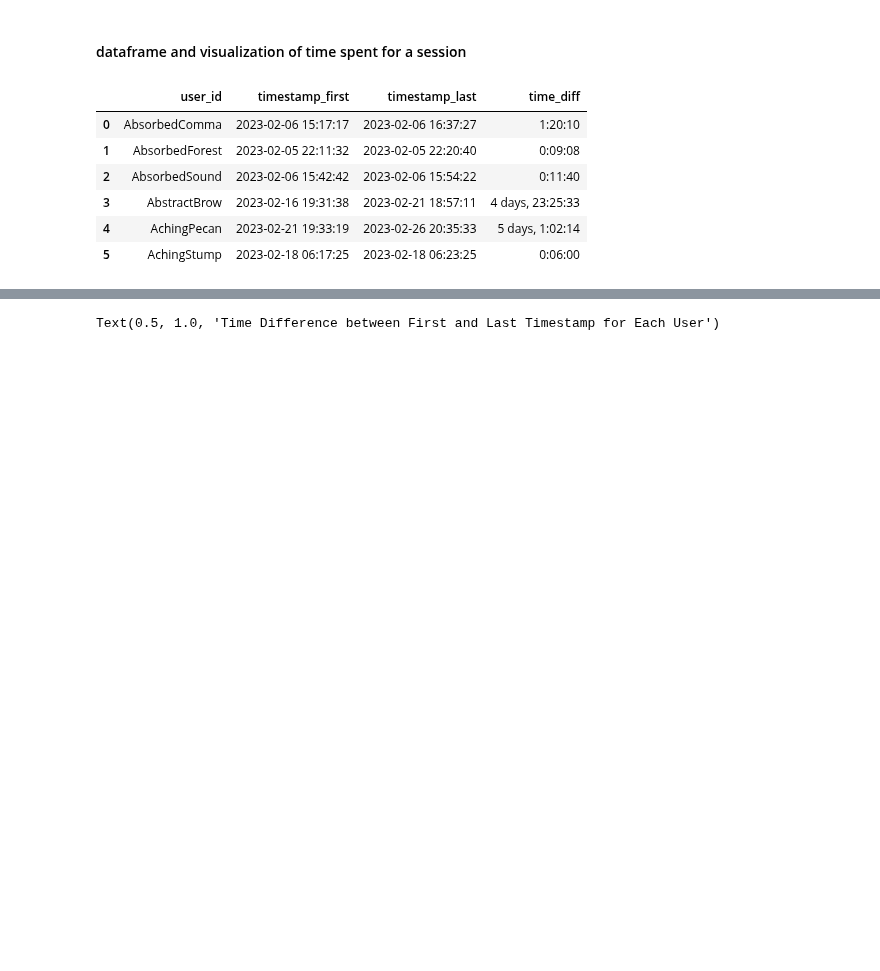
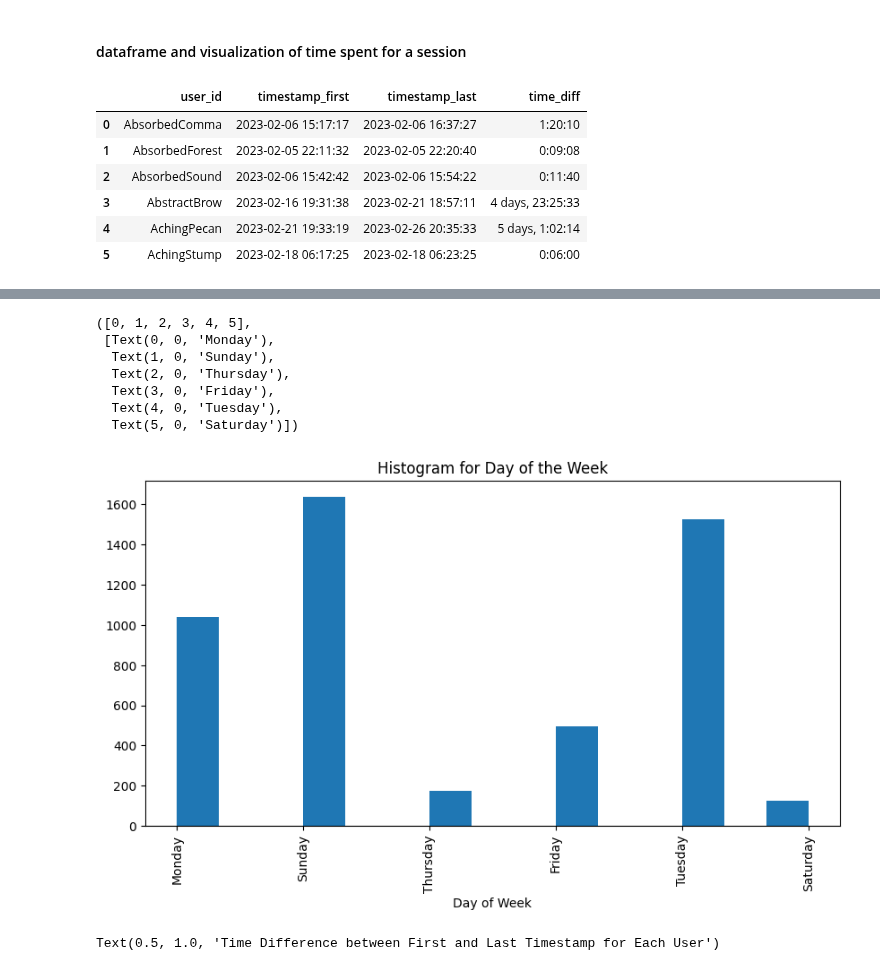
Before and after one commit to opengamedata/opengamedata-samples, a Jupyter notebook: AQUALAB/templates/Aqualab_template_events.ipynb, the cells around one changed output, grey strips where cells are left out. Cells and saved outputs as stored; diff of their text form; code cells hidden in the pictures; blank space fills up the shorter version.

```diff
--- a/AQUALAB/templates/Aqualab_template_events.ipynb
+++ b/AQUALAB/templates/Aqualab_template_events.ipynb
@@ -105,3 +117,19 @@ first_last_df
+# %%
+#jobs completed
+f, ax = plt.subplots(figsize=(10, 5))
+ax.hist(raw_df['day_of_week'], bins=15)
+ax.set_xlabel("Day of Week")
+ax.set_title("Histogram for Day of the Week")
+plt.xticks(rotation = 90) # Rotates X-Axis Ticks by 90-degrees
+# %% [output]
+([0, 1, 2, 3, 4, 5],
+ [Text(0, 0, 'Monday'),
+  Text(1, 0, 'Sunday'),
+  Text(2, 0, 'Thursday'),
+  Text(3, 0, 'Friday'),
+  Text(4, 0, 'Tuesday'),
+  Text(5, 0, 'Saturday')])
+[figure, added]
 # %%
 first_last_df.plot(kind="bar", x="user_id", y="time_diff")
 plt.xlabel("User ID")
```
Also changed, not shown: parts of 4 cells of this notebook.
